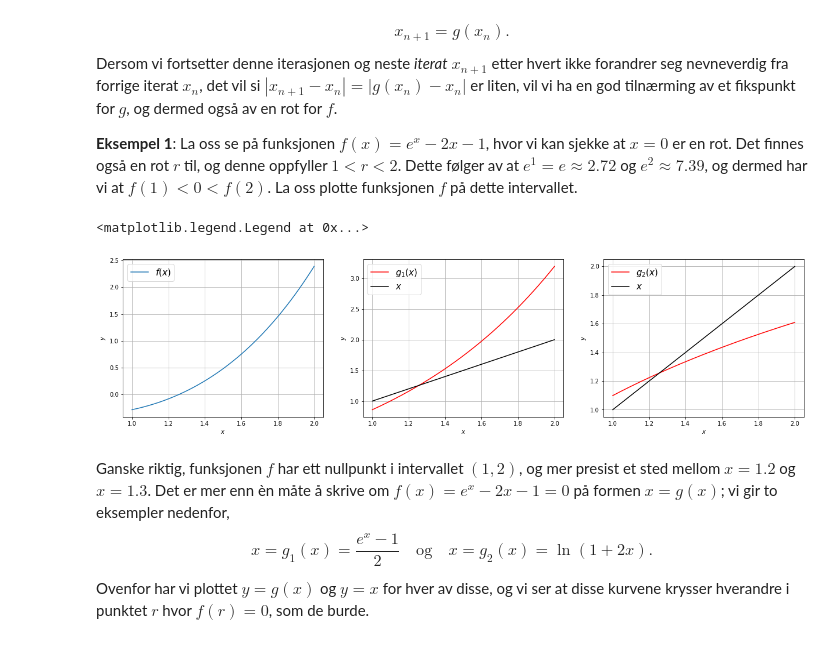
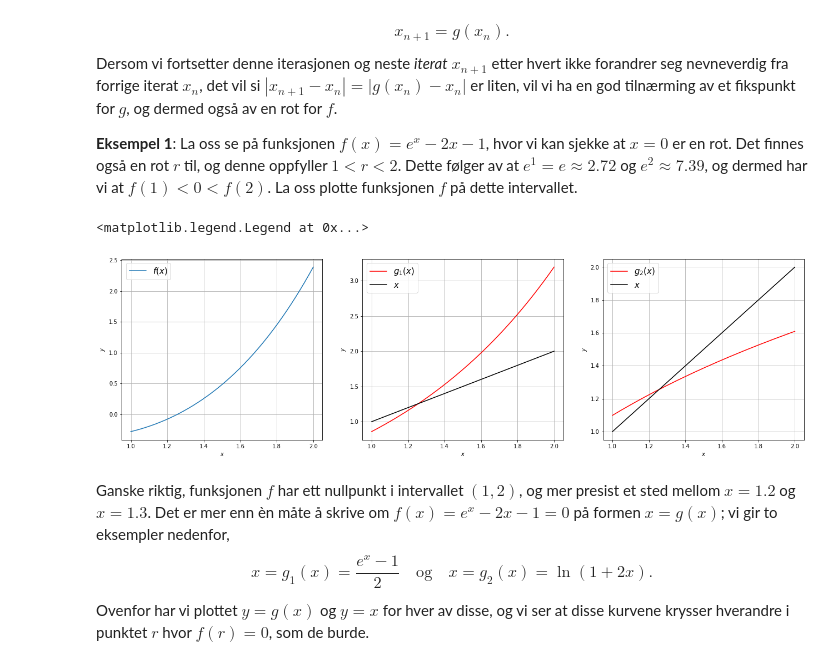
Before and after one commit to imfdrift/INGX1002H24, a Jupyter notebook: fixpoint.ipynb, the cells around one changed output. Saved outputs shown, nothing was run; the diff lists cells and outputs as text; code cells hidden in the pictures.

```diff
--- a/fixpoint.ipynb
+++ b/fixpoint.ipynb
@@ -36,35 +36,35 @@ def g2(x):
 
 def g3(x):
     return ((x-1)*np.exp(x)+1)/(np.exp(x)-2)
 
 x = np.linspace(1,2,301)
 
-plt.figure(figsize=(21, 5))
+plt.figure(figsize=(22, 6))
 plt.subplot(131)
 plt.plot(x,f1(x))
 plt.grid(True)
 plt.xlabel('$x$')
 plt.ylabel('$y$')
 plt.legend(['$f(x)$'])
 
 plt.subplot(132)
 plt.plot(x,g1(x),'r')
 plt.plot(x,x,'k')
 plt.grid(True)
 plt.xlabel('$x$')
 plt.ylabel('$y$')
 plt.legend(['$g_1(x)$','$x$'])
 
 plt.subplot(133)
 plt.plot(x,g2(x),'r')
 plt.plot(x,x,'k')
 plt.grid(True)
 plt.xlabel('$x$')
 plt.ylabel('$y$')
 plt.legend(['$g_2(x)$','$x$'])
 # %% [output]
 <matplotlib.legend.Legend at 0x...>
-[figure, old version]
+[figure, new version]
 # %% [markdown]
 Ganske riktig, funksjonen $f$ har ett nullpunkt i intervallet $(1,2)$, og mer presist et sted mellom $x=1.2$ og $x=1.3$.
 Det er mer enn èn måte å skrive om $f(x) = e^x-2x-1=0$ på formen $x=g(x)$; vi gir to eksempler nedenfor,
```
Also changed, not shown: 6 other files.
